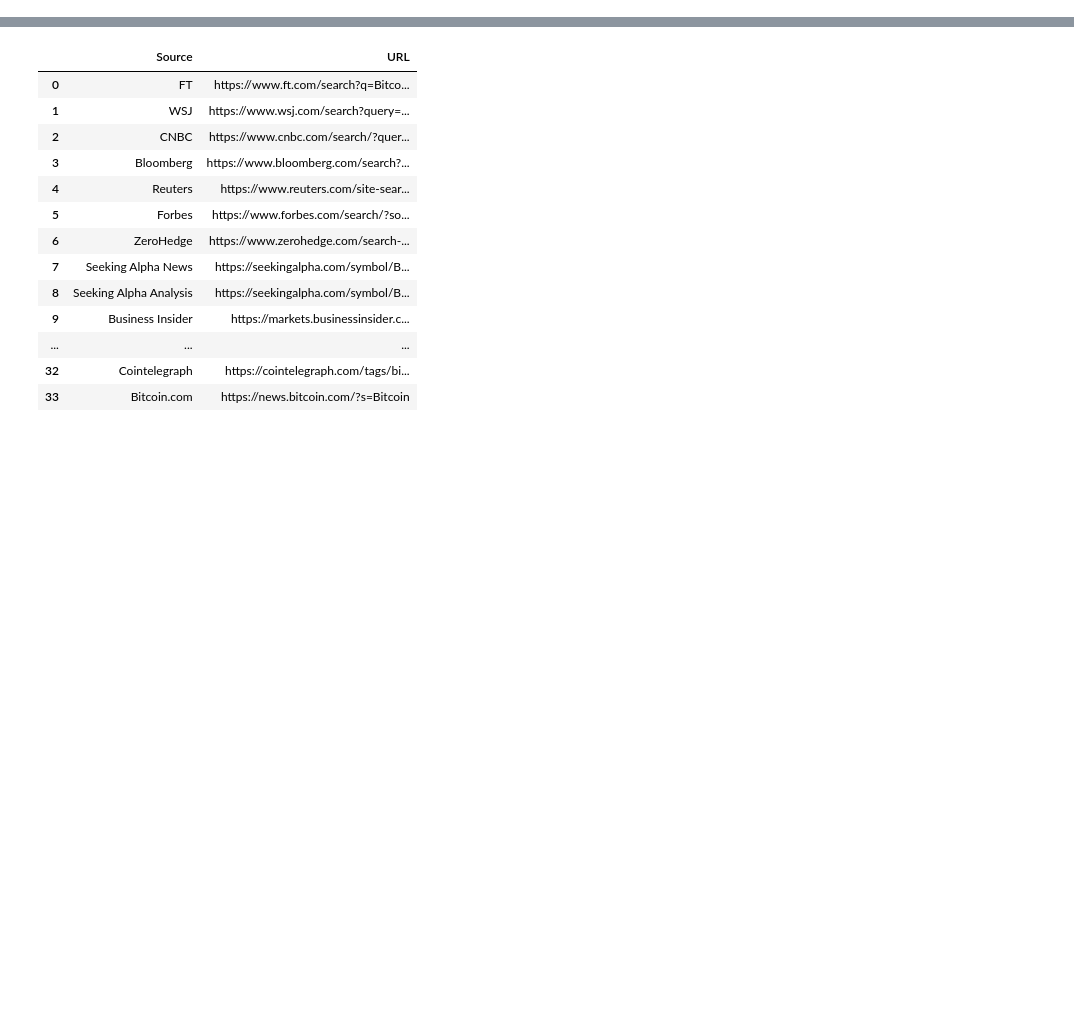
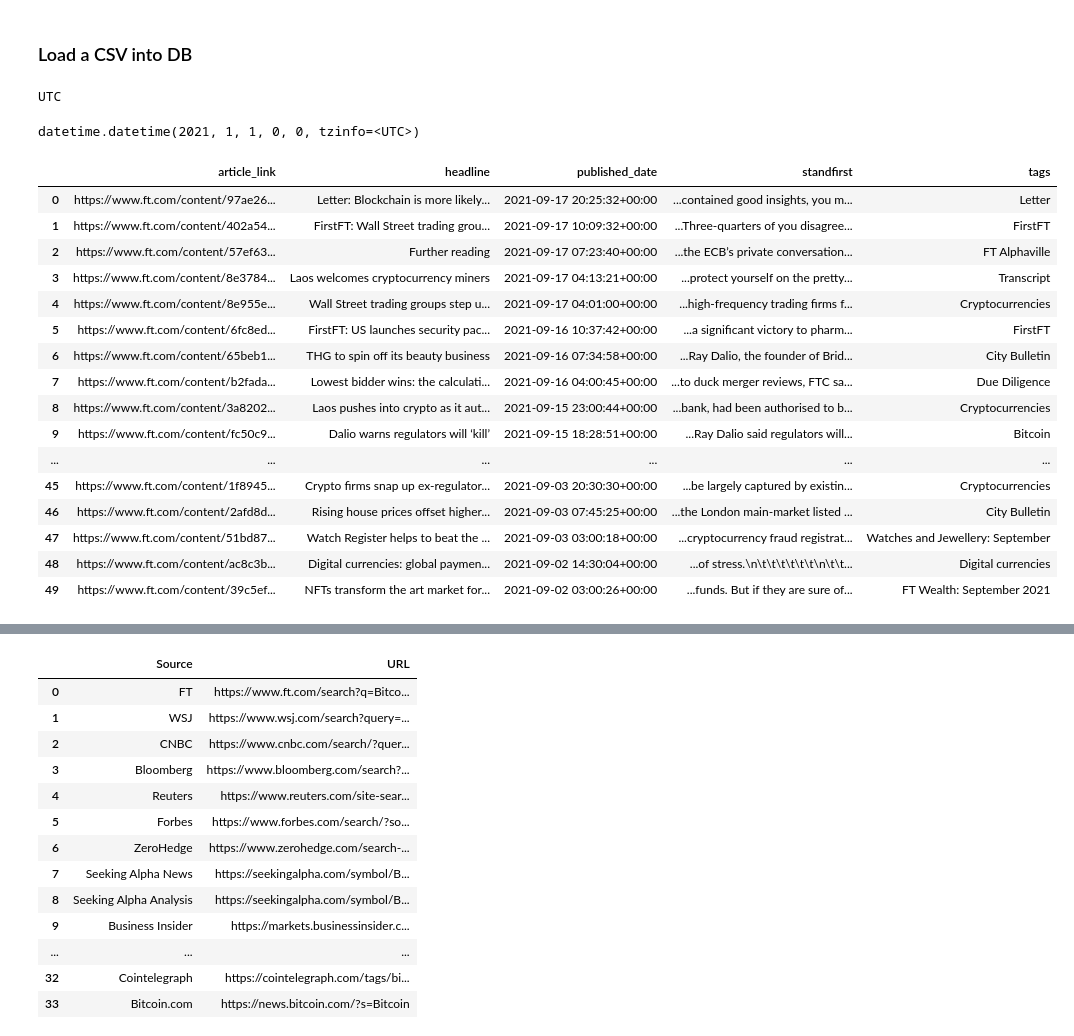
Before and after one commit to Saran33/FiScrape, a Jupyter notebook: BTC_headlines.ipynb, the cells around one changed output, grey strips where cells are left out. Cells and saved outputs as stored; diff of their text form; code cells hidden in the pictures; blank space fills up the shorter version.

```diff
--- a/BTC_headlines.ipynb
+++ b/BTC_headlines.ipynb
@@ -4,0 +11,2 @@ from readability.readability import Document
+# %% [markdown]
+### Load a CSV into DB
@@ -4,0 +18,9 @@ from readability.readability import Document
+# %%
+start_date = timezone("UTC").localize(start_date)
+print (start_date.tzinfo)
+# %% [output]
+UTC
+# %%
+start_date
+# %% [output]
+datetime.datetime(2021, 1, 1, 0, 0, tzinfo=<UTC>)
@@ -4,0 +37,22 @@ from readability.readability import Document
+# %%
+f_name = "output.csv"
+df = pd.read_csv(f_name, parse_dates=['published_date'])
+df
+# %% [output]
+|  | article_link | headline | published_date | standfirst | tags |
+| 0 | https://www.ft.com/content/97ae26... | Letter: Blockchain is more likely... | 2021-09-17 20:25:32+00:00 | ...contained good insights, you m... | Letter |
+| 1 | https://www.ft.com/content/402a54... | FirstFT: Wall Street trading grou... | 2021-09-17 10:09:32+00:00 | ...Three-quarters of you disagree... | FirstFT |
+| 2 | https://www.ft.com/content/57ef63... | Further reading | 2021-09-17 07:23:40+00:00 | ...the ECB’s private conversation... | FT Alphaville |
+| 3 | https://www.ft.com/content/8e3784... | Laos welcomes cryptocurrency miners | 2021-09-17 04:13:21+00:00 | ...protect yourself on the pretty... | Transcript |
+| 4 | https://www.ft.com/content/8e955e... | Wall Street trading groups step u... | 2021-09-17 04:01:00+00:00 | ...high-frequency trading firms f... | Cryptocurrencies |
+| 5 | https://www.ft.com/content/6fc8ed... | FirstFT: US launches security pac... | 2021-09-16 10:37:42+00:00 | ...a significant victory to pharm... | FirstFT |
+| 6 | https://www.ft.com/content/65beb1... | THG to spin off its beauty business | 2021-09-16 07:34:58+00:00 | ...Ray Dalio, the founder of Brid... | City Bulletin |
+| 7 | https://www.ft.com/content/b2fada... | Lowest bidder wins: the calculati... | 2021-09-16 04:00:45+00:00 | ...to duck merger reviews, FTC sa... | Due Diligence |
+| 8 | https://www.ft.com/content/3a8202... | Laos pushes into crypto as it aut... | 2021-09-15 23:00:44+00:00 | ...bank, had been authorised to b... | Cryptocurrencies |
+| 9 | https://www.ft.com/content/fc50c9... | Dalio warns regulators will ‘kill’ | 2021-09-15 18:28:51+00:00 | ...Ray Dalio said regulators will... | Bitcoin |
+| ... | ... | ... | ... | ... | ... |
+| 45 | https://www.ft.com/content/1f8945... | Crypto firms snap up ex-regulator... | 2021-09-03 20:30:30+00:00 | ...be largely captured by existin... | Cryptocurrencies |
+| 46 | https://www.ft.com/content/2afd8d... | Rising house prices offset higher... | 2021-09-03 07:45:25+00:00 | ...the London main-market listed ... | City Bulletin |
+| 47 | https://www.ft.com/content/51bd87... | Watch Register helps to beat the ... | 2021-09-03 03:00:18+00:00 | ...cryptocurrency fraud registrat... | Watches and Jewellery: September |
+| 48 | https://www.ft.com/content/ac8c3b... | Digital currencies: global paymen... | 2021-09-02 14:30:04+00:00 | ...of stress.\n\t\t\t\t\t\t\n\t\t... | Digital currencies |
+| 49 | https://www.ft.com/content/39c5ef... | NFTs transform the art market for... | 2021-09-02 03:00:26+00:00 | ...funds. But if they are sure of... | FT Wealth: September 2021 |
```
Also changed, not shown: parts of 9 cells of this notebook, 9 other files.
